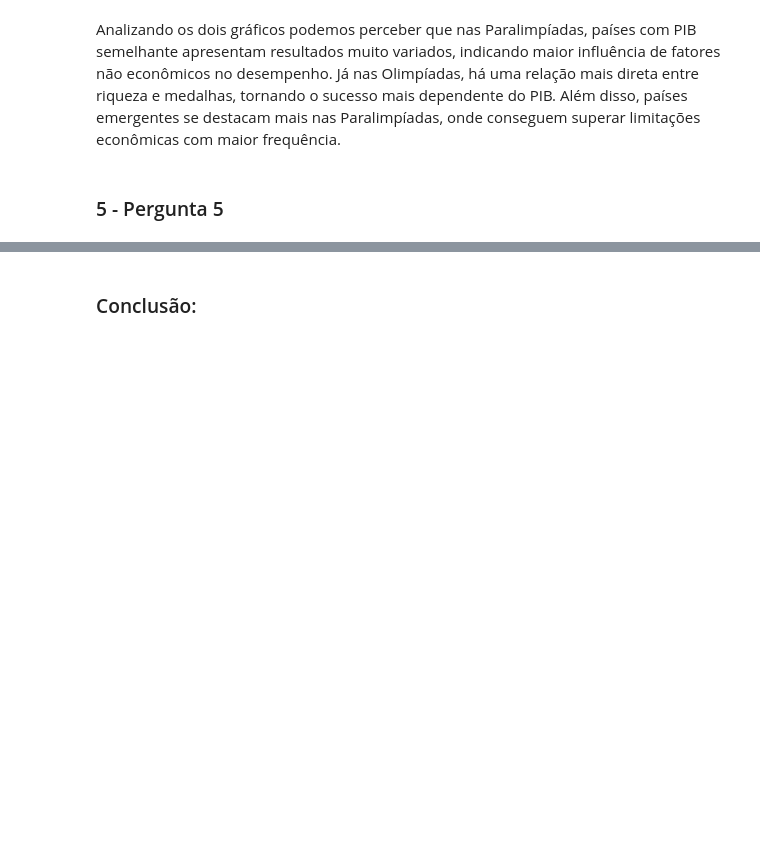
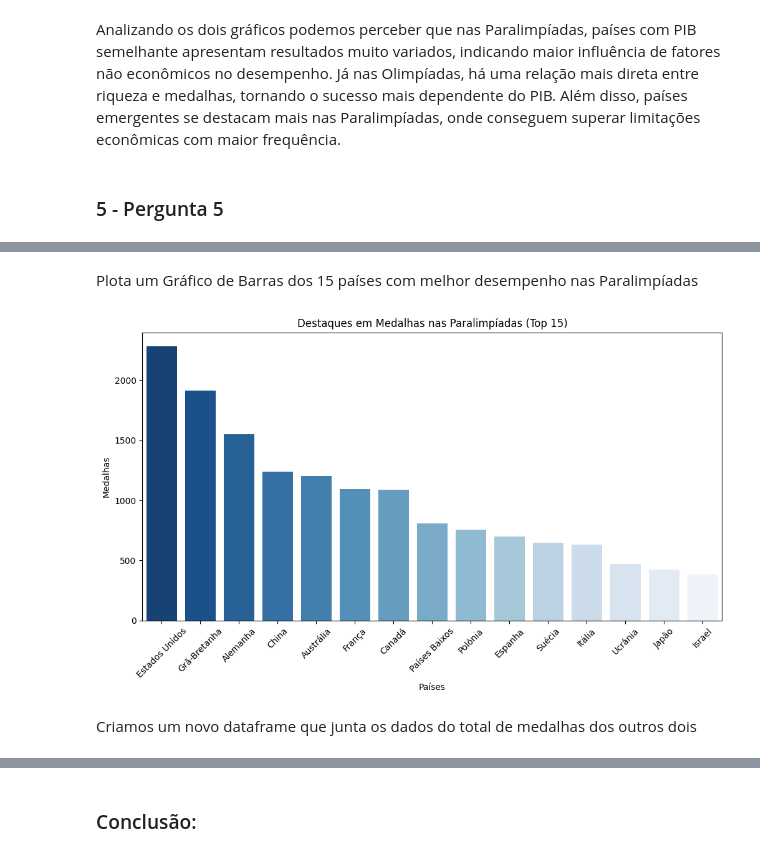
Before and after one commit to ClaraCaldas/Projeto-ICD, a Jupyter notebook: RELATORIO.ipynb, the cells around one changed output, grey strips where cells are left out. Saved outputs shown, nothing was run; the diff lists cells and outputs as text; code cells hidden in the pictures; blank space fills up the shorter version.

```diff
--- a/RELATORIO.ipynb
+++ b/RELATORIO.ipynb
@@ -1032,0 +1093,5 @@ Analizando os dois gráficos podemos perceber que nas Paralimpíadas, países co
+# %%
+df_paralimpiadas["Total_calc"] = df_paralimpiadas['Ouro'] + df_paralimpiadas['Prata'] + df_paralimpiadas['Bronze']
+inconsistente = df_paralimpiadas[df_paralimpiadas['Total'] != df_paralimpiadas['Total_calc']]
+
+print(inconsistente) # Encontrou 17 inconsistências
@@ -1032,0 +1149,19 @@ Analizando os dois gráficos podemos perceber que nas Paralimpíadas, países co
+# %% [markdown]
+Plota um Gráfico de Barras dos 15 países com melhor desempenho nas Paralimpíadas
+# %%
+def potencias_paralimpicas():
+    df_top_para = df_paralimpiadas.nlargest(15, "Total")
+
+    plt.figure(figsize=(12, 6))
+    sns.barplot(data=df_top_para, x='País', y='Total', hue= "País", palette='Blues_r', legend= False)
+    plt.xlabel("Países")
+    plt.ylabel("Medalhas")
+    plt.xticks(rotation=45)
+    plt.title('Destaques em Medalhas nas Paralimpíadas (Top 15)')
+    plt.show()
+
+potencias_paralimpicas()
+# %% [output]
+[figure, added]
+# %% [markdown]
+Criamos um novo dataframe que junta os dados do total de medalhas dos outros dois
```
Also changed, not shown: parts of 27 cells of this notebook.
